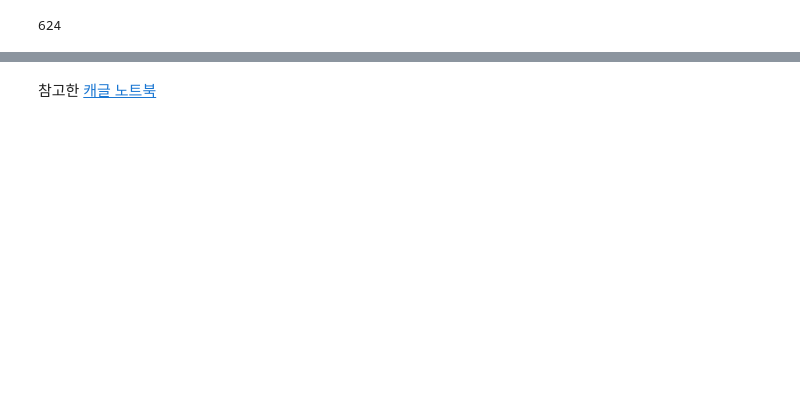
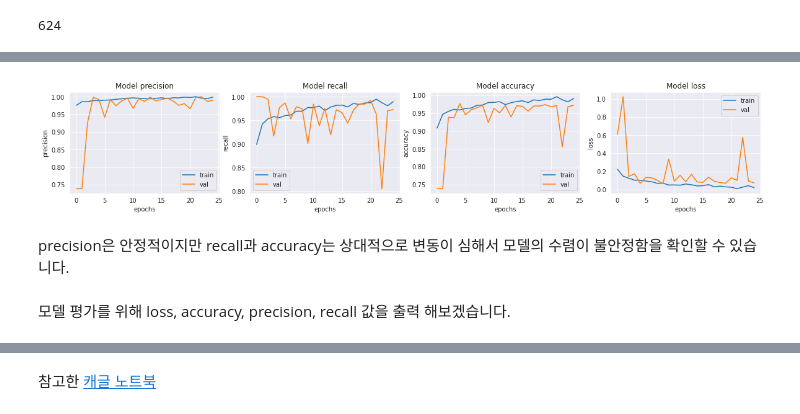
Before and after one commit to hayaseleu/SSAC_classifications, a Jupyter notebook: E-14 Chest X-Ray Images/E14 Chest X-Ray Images (Pneumonia)_report.ipynb, the cells around one changed output, grey strips where cells are left out. Drawn from its saved outputs; the diff is of its cells as text; code cells hidden in the pictures; blank space fills up the shorter version.

```diff
--- a/E-14 Chest X-Ray Images/E14 Chest X-Ray Images (Pneumonia)_report.ipynb
+++ b/E-14 Chest X-Ray Images/E14 Chest X-Ray Images (Pneumonia)_report.ipynb
@@ -190,0 +431,8 @@ prepare_for_training() 함수를 통해 학습 데이터를 효율적으로 할
+# %%
+def dense_block_without_dropout(units, dropout_rate):
+    block = tf.keras.Sequential([
+        tf.keras.layers.Dense(units, activation = 'relu'),
+        tf.keras.layers.BatchNormalization(),
+#         tf.keras.layers.Dropout(dropout_rate)
+    ])
+    return block
@@ -190,0 +468,25 @@ prepare_for_training() 함수를 통해 학습 데이터를 효율적으로 할
+# %%
+with tf.device('/GPU:0') :
+    model_without_dropout = build_model_without_dropout()
+
+    METRICS = [
+        'accuracy',
+        tf.keras.metrics.Precision(name = 'precision'),
+        tf.keras.metrics.Recall(name = 'recall')
+
+    ]
+
+    model_without_dropout.compile(
+        optimizer = 'adam',
+        loss = 'binary_crossentropy',
+        metrics = METRICS
+    )
+# %%
+with tf.device('/GPU:0'):
+    history_without_dropout = model_without_dropout.fit(
+        train_ds,
+        steps_per_epoch = TRAIN_IMG_COUNT // BATCH_SIZE,
+        epochs = EPOCHS,
+        validation_data = val_ds,
+        validation_steps = VAL_IMG_COUNT // BATCH_SIZE,
+        class_weight = class_weight)
@@ -190,0 +511,17 @@ prepare_for_training() 함수를 통해 학습 데이터를 효율적으로 할
+# %%
+fig, ax = plt.subplots(1, 4 ,figsize = (20, 3))
+ax = ax.ravel()
+
+for i, met in enumerate(['precision' , 'recall', 'accuracy', 'loss']):
+    ax[i].plot(history_without_dropout.history[met])
+    ax[i].plot(history_without_dropout.history['val_' + met])
+    ax[i].set_title('Model {}'.format(met))
+    ax[i].set_xlabel('epochs')
+    ax[i].set_ylabel(met)
+    ax[i].legend(['train','val'])
+# %% [output]
+[figure, added]
+# %% [markdown]
+precision은 안정적이지만 recall과 accuracy는 상대적으로 변동이 심해서 모델의 수렴이 불안정함을 확인할 수 있습니다.
+# %% [markdown]
+모델 평가를 위해 loss, accuracy, precision, recall 값을 출력 해보겠습니다.
```
Also changed, not shown: parts of 63 cells of this notebook.
